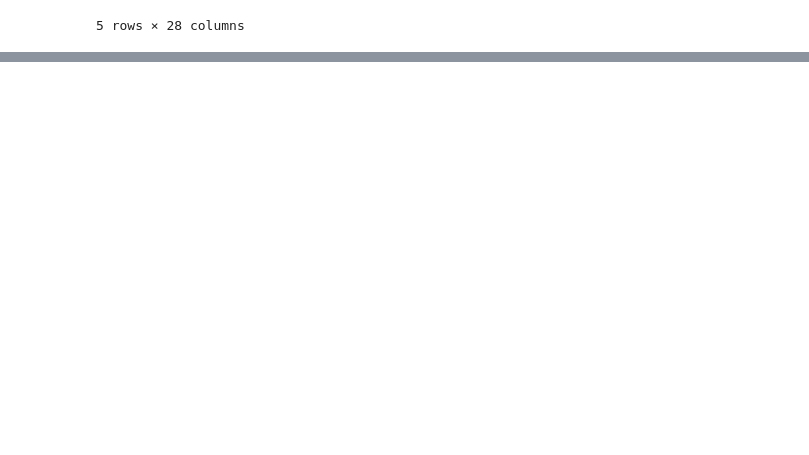
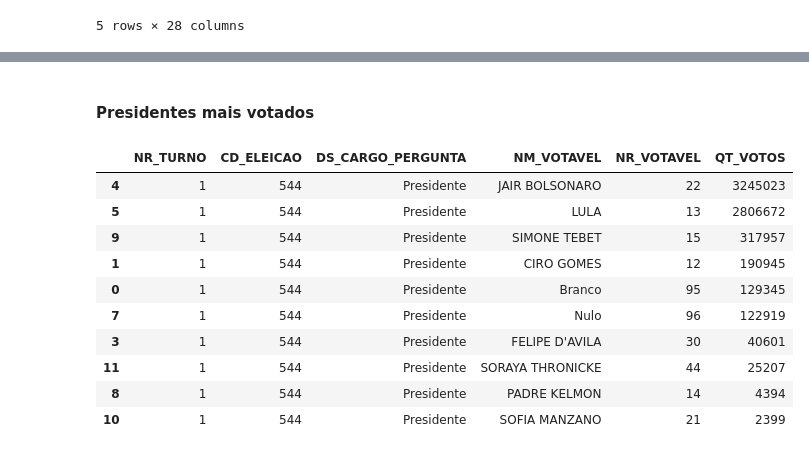
Before and after one commit to LeonardoBerlatto/data-processing-tse-study, a Jupyter notebook: notebook.ipynb, the cells around one changed output, grey strips where cells are left out. Saved outputs shown, nothing was run; the diff lists cells and outputs as text; code cells hidden in the pictures; blank space fills up the shorter version.

```diff
--- a/notebook.ipynb
+++ b/notebook.ipynb
@@ -88,0 +245,18 @@ pd.read_csv('datasets/desp_cand_pagas_2022.csv', encoding='latin1', sep=';').hea
+# %% [markdown]
+#### Presidentes mais votados
+# %%
+top_10_votos_presidente = votos_por_candidato.sort_values(by='QT_VOTOS', ascending=False).query('DS_CARGO_PERGUNTA == "Presidente"').head(10)
+
+top_10_votos_presidente
+# %% [output]
+|  | NR_TURNO | CD_ELEICAO | DS_CARGO_PERGUNTA | NM_VOTAVEL | NR_VOTAVEL | QT_VOTOS |
+| 4 | 1 | 544 | Presidente | JAIR BOLSONARO | 22 | 3245023 |
+| 5 | 1 | 544 | Presidente | LULA | 13 | 2806672 |
+| 9 | 1 | 544 | Presidente | SIMONE TEBET | 15 | 317957 |
+| 1 | 1 | 544 | Presidente | CIRO GOMES | 12 | 190945 |
+| 0 | 1 | 544 | Presidente | Branco | 95 | 129345 |
+| 7 | 1 | 544 | Presidente | Nulo | 96 | 122919 |
+| 3 | 1 | 544 | Presidente | FELIPE D'AVILA | 30 | 40601 |
+| 11 | 1 | 544 | Presidente | SORAYA THRONICKE | 44 | 25207 |
+| 8 | 1 | 544 | Presidente | PADRE KELMON | 14 | 4394 |
+| 10 | 1 | 544 | Presidente | SOFIA MANZANO | 21 | 2399 |
```
Also changed, not shown: parts of 25 cells of this notebook.
